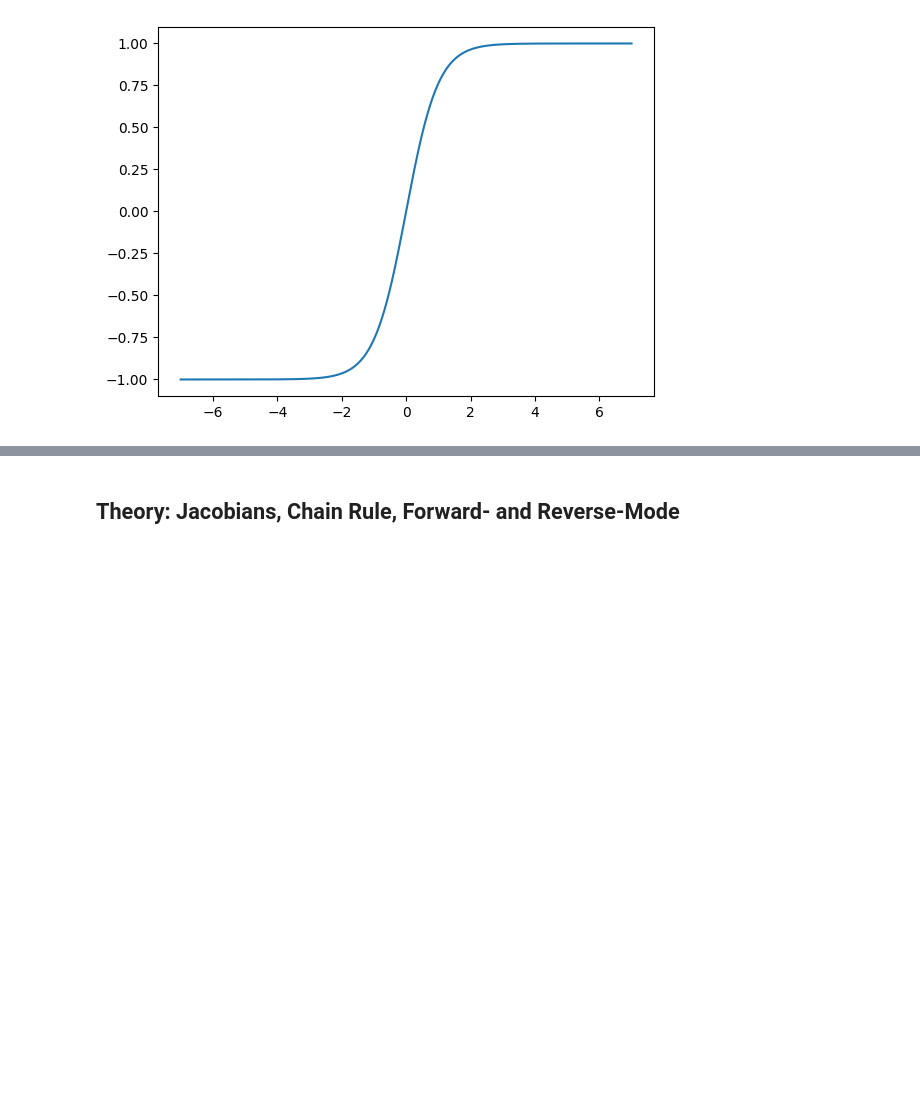
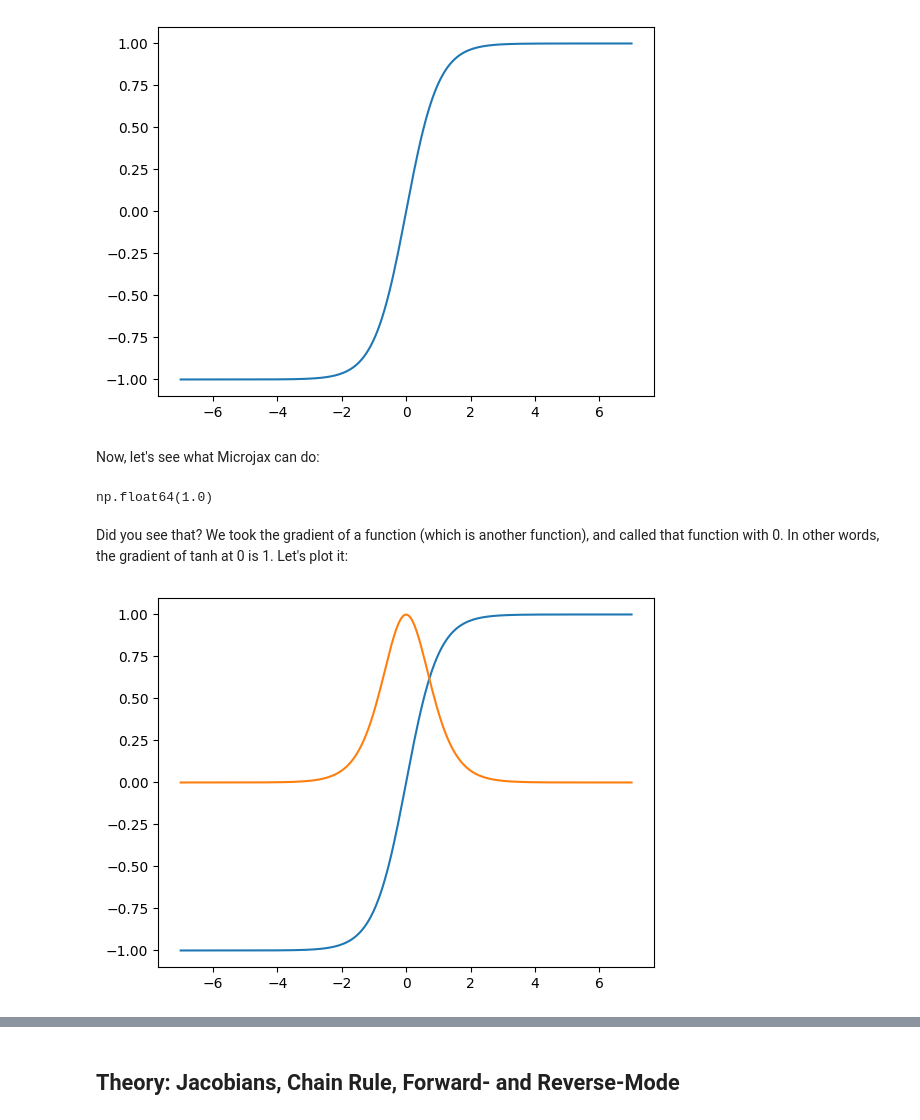
Before and after one commit to joelburget/microjax, a Jupyter notebook: tutorial.ipynb, the cells around one changed output, grey strips where cells are left out. Saved outputs shown, nothing was run; the diff lists cells and outputs as text; code cells hidden in the pictures; blank space fills up the shorter version.

```diff
--- a/tutorial.ipynb
+++ b/tutorial.ipynb
@@ -13,18 +60,23 @@ Disclaimer: most of this is shamelessly copied from Matthew J Johnson's presenta
 # %%
-import numpy as np
 import matplotlib.pyplot as plt
-import microjax
-from microjax import anp, grad, toposort, Box, add_outgrads, find_top_boxed_args
+import numpy  # just for linspace
 
-x = np.linspace(-7, 7, 200)
-_ = plt.plot(
-    x, anp.tanh(x),
-    # x, grad(anp.tanh)(x),
-    # x, grad(grad(anp.tanh))(x),
-    # x, grad(grad(grad(anp.tanh)))(x),
-    # x, grad(grad(grad(grad(anp.tanh))))(x),
-    # x, grad(grad(grad(grad(grad(anp.tanh)))))(x),
-    # x, grad(grad(grad(grad(grad(grad(anp.tanh))))))(x),
-)
+x = numpy.linspace(-7, 7, 200)
+_ = plt.plot(x, np.tanh(x))
 # %% [output]
 [figure]
+# %% [markdown]
+Now, let's see what Microjax can do:
+# %%
+grad(np.tanh)(0)
+# %% [output]
+np.float64(1.0)
+# %% [markdown]
+Did you see that? We took the gradient of a function (which is another function), and called that function with 0. In other words, the gradient of tanh at 0 is 1. Let's plot it:
+# %%
+_ = plt.plot(
+    x, np.tanh(x),
+    x, jacobian(np.tanh)(x),
+)
+# %% [output]
+[figure, added]
```
Also changed, not shown: parts of 69 cells of this notebook, 2 other files.
